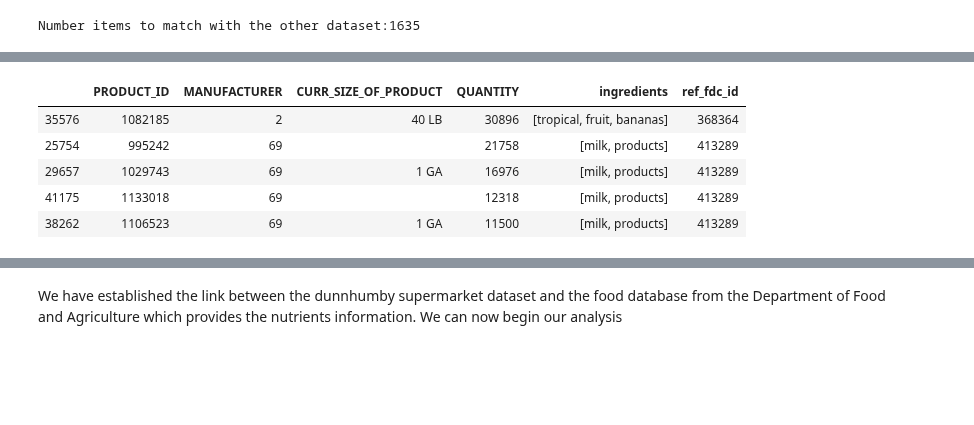
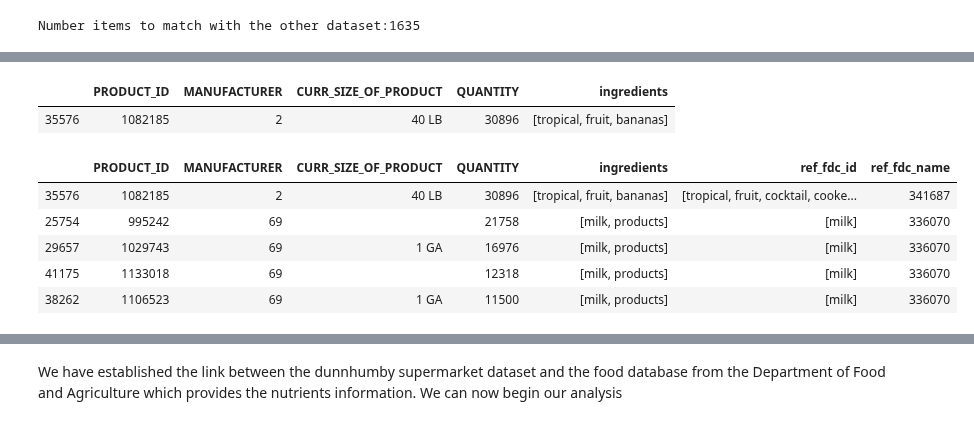
Before and after one commit to raphaelreiss/ADA_project, a Jupyter notebook: src/Health.ipynb, the cells around one changed output, grey strips where cells are left out. Saved outputs shown, nothing was run; the diff lists cells and outputs as text; code cells hidden in the pictures; blank space fills up the shorter version.

```diff
--- a/src/Health.ipynb
+++ b/src/Health.ipynb
@@ -329,9 +276,24 @@ print(stop-start)
+# %%
+products_sales_df.head(1)
+# %% [output]
+|  | PRODUCT_ID | MANUFACTURER | CURR_SIZE_OF_PRODUCT | QUANTITY | ingredients |
+| 35576 | 1082185 | 2 | 40 LB | 30896 | [tropical, fruit, bananas] |
+# %%
+# the fdc id is the id of the food articles in the nutriment dataset: ref_fdc_id is the reference that an item of the product dataset needs which poitns on the corresponding article in the nutriment dataset
+top_df = products_sales_df.copy()
+top_np = top_df.ingredients.to_numpy()
+#we take the [1] since the id of the corresponding article is in the second result: the [0] is the name of the corresponding item
+top_np_res = np.array([find_food(x,food_df,DIC_SCORE) for x in top_np])
+nut_food_names = top_np_res.T[0]
+nut_food_ids = top_np_res.T[1]
+top_df["ref_fdc_id"]  = nut_food_ids
+top_df["ref_fdc_name"] = nut_food_names
 # %%
-temp_df.head()
+top_df.head()
 # %% [output]
-|  | PRODUCT_ID | MANUFACTURER | CURR_SIZE_OF_PRODUCT | QUANTITY | ingredients | ref_fdc_id |
-| 35576 | 1082185 | 2 | 40 LB | 30896 | [tropical, fruit, bananas] | 368364 |
-| 25754 | 995242 | 69 |  | 21758 | [milk, products] | 413289 |
-| 29657 | 1029743 | 69 | 1 GA | 16976 | [milk, products] | 413289 |
-| 41175 | 1133018 | 69 |  | 12318 | [milk, products] | 413289 |
-| 38262 | 1106523 | 69 | 1 GA | 11500 | [milk, products] | 413289 |
+|  | PRODUCT_ID | MANUFACTURER | CURR_SIZE_OF_PRODUCT | QUANTITY | ingredients | ref_fdc_id | ref_fdc_name |
+| 35576 | 1082185 | 2 | 40 LB | 30896 | [tropical, fruit, bananas] | [tropical, fruit, cocktail, cooke... | 341687 |
+| 25754 | 995242 | 69 |  | 21758 | [milk, products] | [milk] | 336070 |
+| 29657 | 1029743 | 69 | 1 GA | 16976 | [milk, products] | [milk] | 336070 |
+| 41175 | 1133018 | 69 |  | 12318 | [milk, products] | [milk] | 336070 |
+| 38262 | 1106523 | 69 | 1 GA | 11500 | [milk, products] | [milk] | 336070 |
```
Also changed, not shown: parts of 18 cells of this notebook, 2 other files.
